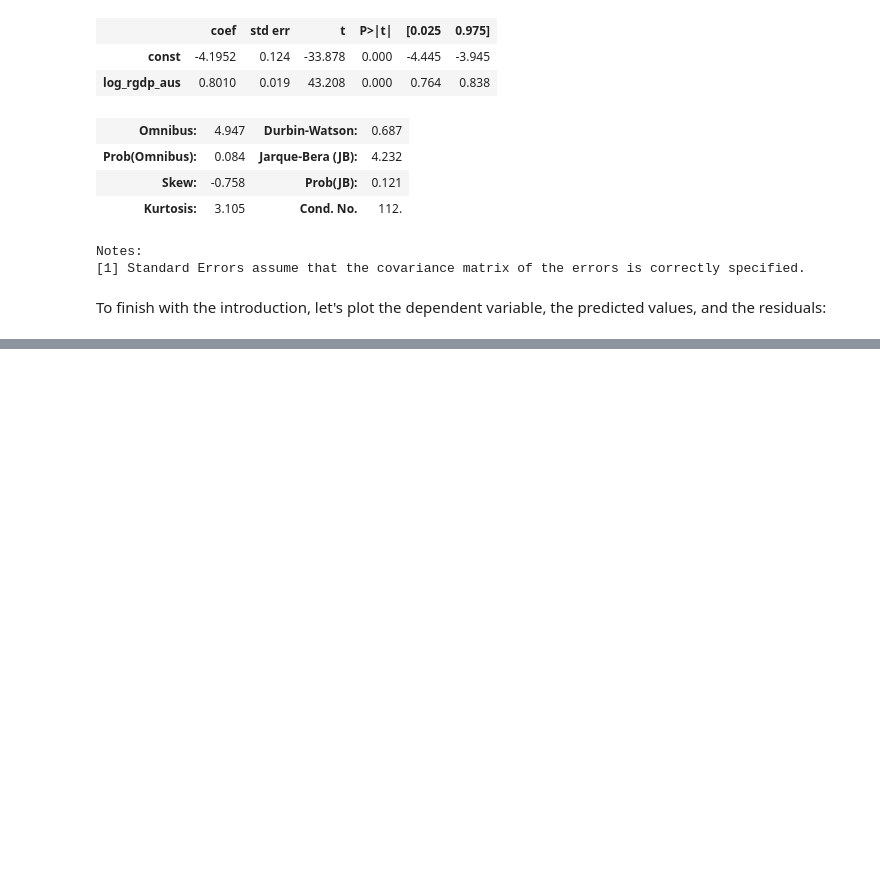
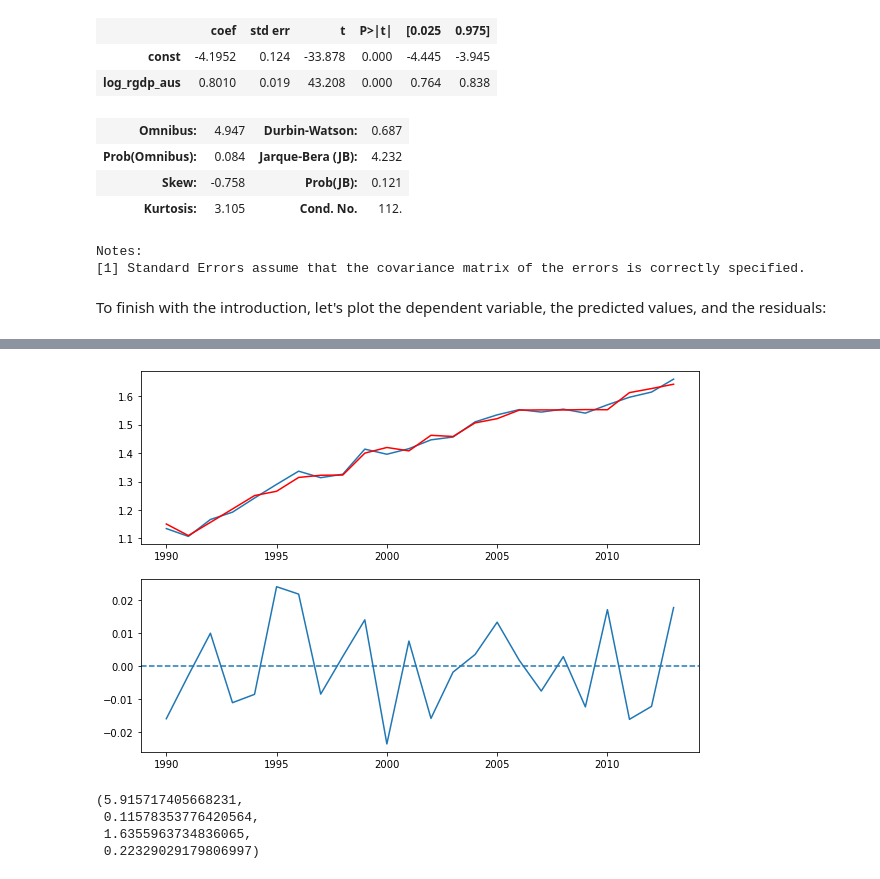
Before and after one commit to joaomacalos/imfx-python, a Jupyter notebook: m2-lectures.ipynb, the cells around one changed output, grey strips where cells are left out. Cells and saved outputs as stored; diff of their text form; code cells hidden in the pictures; blank space fills up the shorter version.

```diff
--- a/m2-lectures.ipynb
+++ b/m2-lectures.ipynb
@@ -90,0 +193,8 @@ ax[1].axhline(0, ls='--');
+# %%
+X = df[["log_lag_rgdp_fiji", "log_rgdp_aus", "log_lag_rgdp_aus", "log_sugaroutput_fiji", "gfc"]]
+X = sm.add_constant(X)
+y = df["log_rgdp_fiji"]
+
+model = sm.OLS(y, X)
+results = model.fit()
+results.summary()
@@ -90,0 +227,19 @@ ax[1].axhline(0, ls='--');
+# %%
+fig, ax = plt.subplots(2, figsize=(10, 7))
+
+ax[0].plot(df.date, y)
+ax[0].plot(df.date, results.predict(), color="r");
+
+ax[1].plot(df.date, results.resid)
+ax[1].axhline(0, ls='--');
+# %% [output]
+[figure, added]
+# %%
+from statsmodels.stats.diagnostic import acorr_breusch_godfrey
+
+acorr_breusch_godfrey(results, 3)
+# %% [output]
+(5.915717405668231,
+ 0.11578353776420564,
+ 1.6355963734836065,
+ 0.22329029179806997)
```
Also changed, not shown: parts of 23 cells of this notebook, 7 other files.
